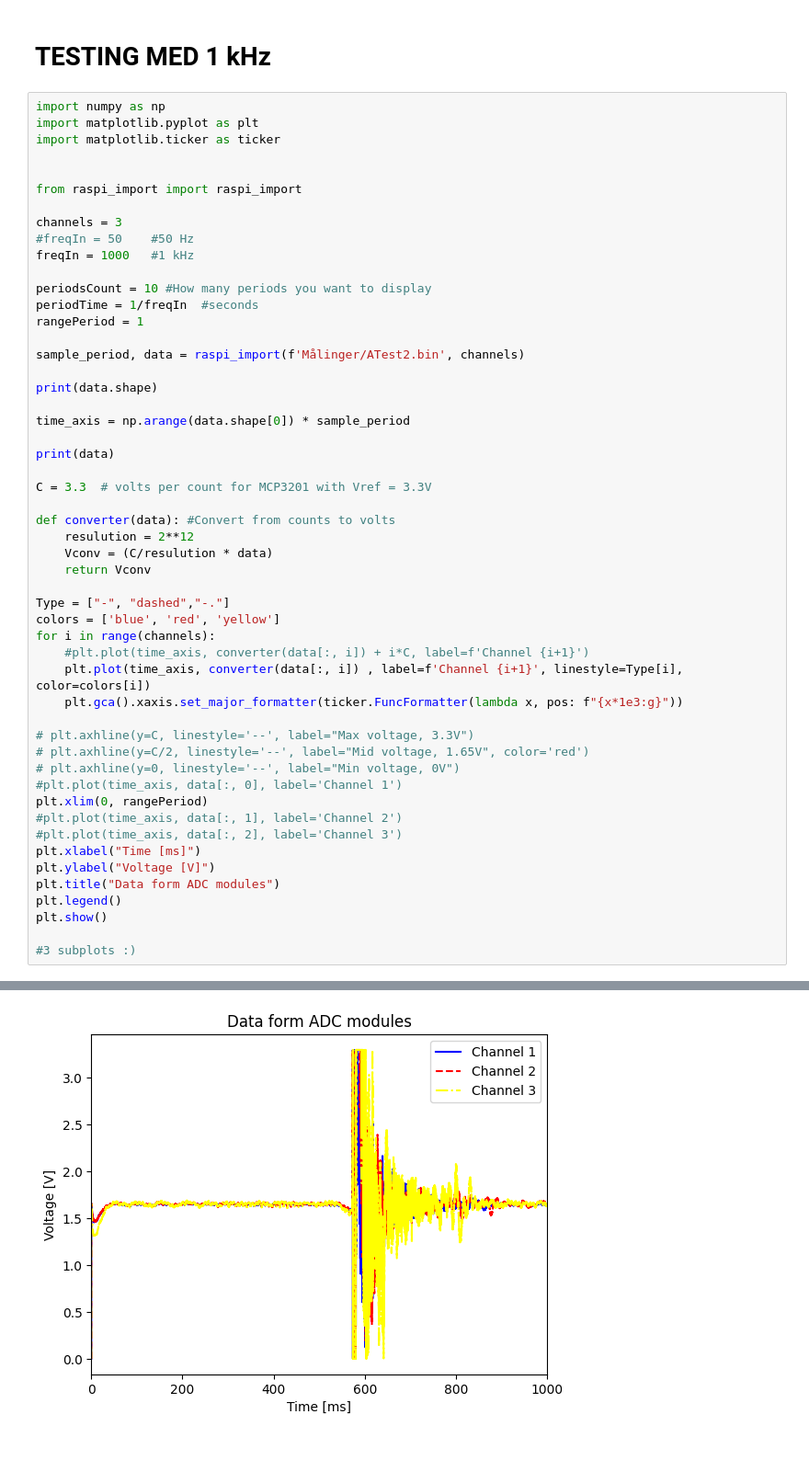
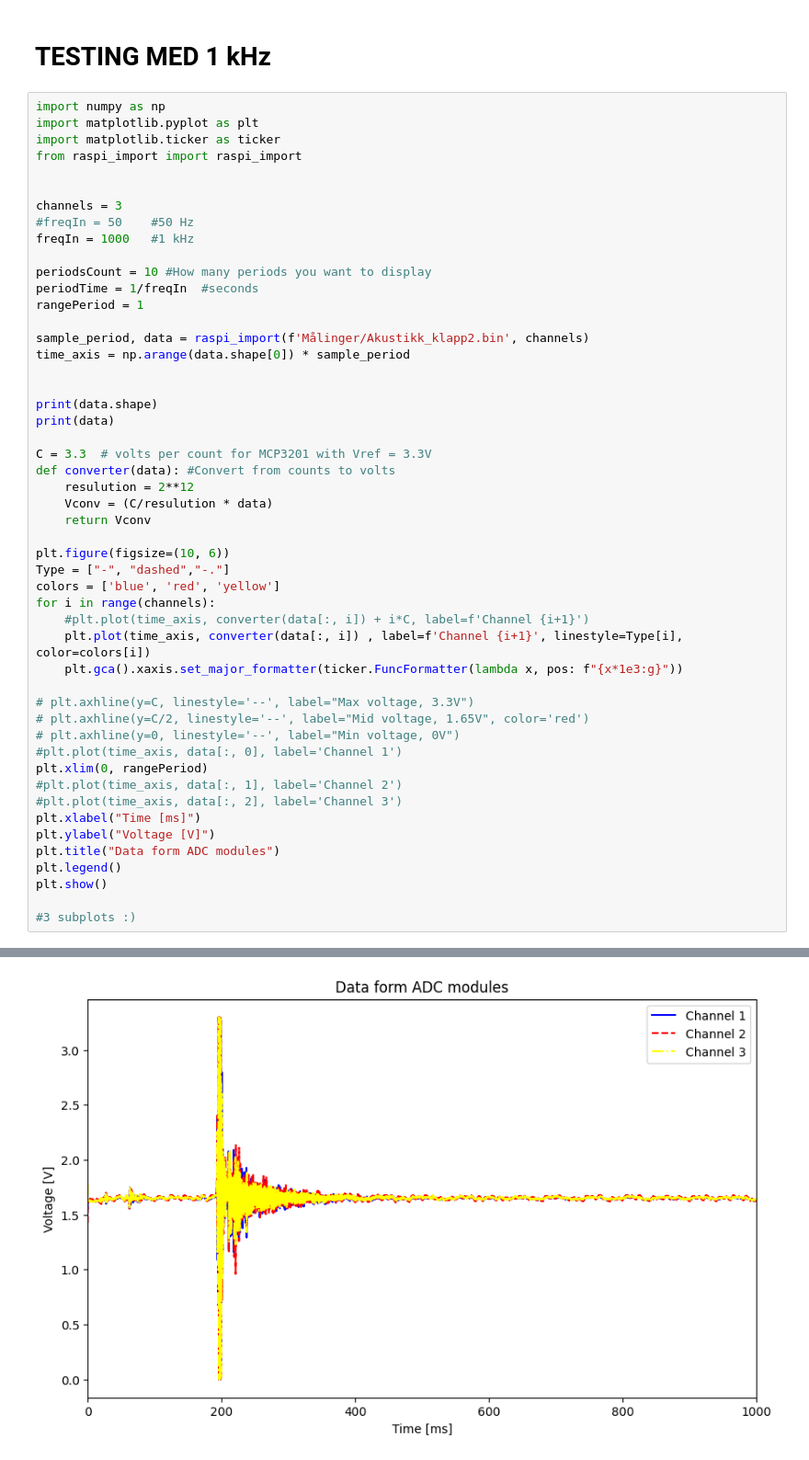
Before and after one commit to FoggyPopcorn/TTT4280---Lab, a Jupyter notebook: Lab_2_/PlottingAvDataFraPi.ipynb, the cells around one changed output, grey strips where cells are left out. Shown at 92% size. Saved outputs shown, nothing was run; the diff lists cells and outputs as text.

```diff
--- a/Lab_2_/PlottingAvDataFraPi.ipynb
+++ b/Lab_2_/PlottingAvDataFraPi.ipynb
@@ -4,9 +4,8 @@
 import numpy as np
 import matplotlib.pyplot as plt
 import matplotlib.ticker as ticker
+from raspi_import import raspi_import
 
-
-from raspi_import import raspi_import
 
 channels = 3
 #freqIn = 50    #50 Hz
@@ -16,21 +15,20 @@ periodsCount = 10 #How many periods you want to display
 periodTime = 1/freqIn  #seconds
 rangePeriod = 1
 
-sample_period, data = raspi_import(f'Målinger/ATest2.bin', channels)
+sample_period, data = raspi_import(f'Målinger/Akustikk_klapp2.bin', channels)
+time_axis = np.arange(data.shape[0]) * sample_period
+
 
 print(data.shape)
-
-time_axis = np.arange(data.shape[0]) * sample_period
-
 print(data)
 
 C = 3.3  # volts per count for MCP3201 with Vref = 3.3V
-
 def converter(data): #Convert from counts to volts
     resulution = 2**12
     Vconv = (C/resulution * data)
     return Vconv
 
+plt.figure(figsize=(10, 6))
 Type = ["-", "dashed","-."]
 colors = ['blue', 'red', 'yellow']
 for i in range(channels):
@@ -64 +62 @@ plt.show()
-[figure, old version]
+[figure, new version]
```
Also changed, not shown: parts of 2 cells of this notebook, 22 other files.
